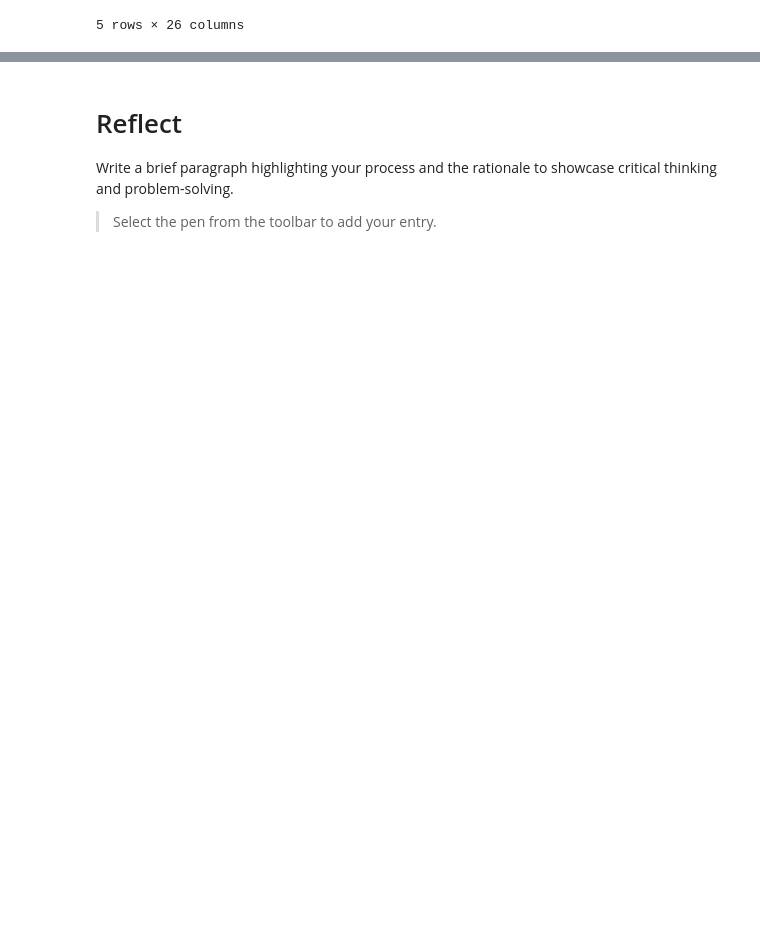
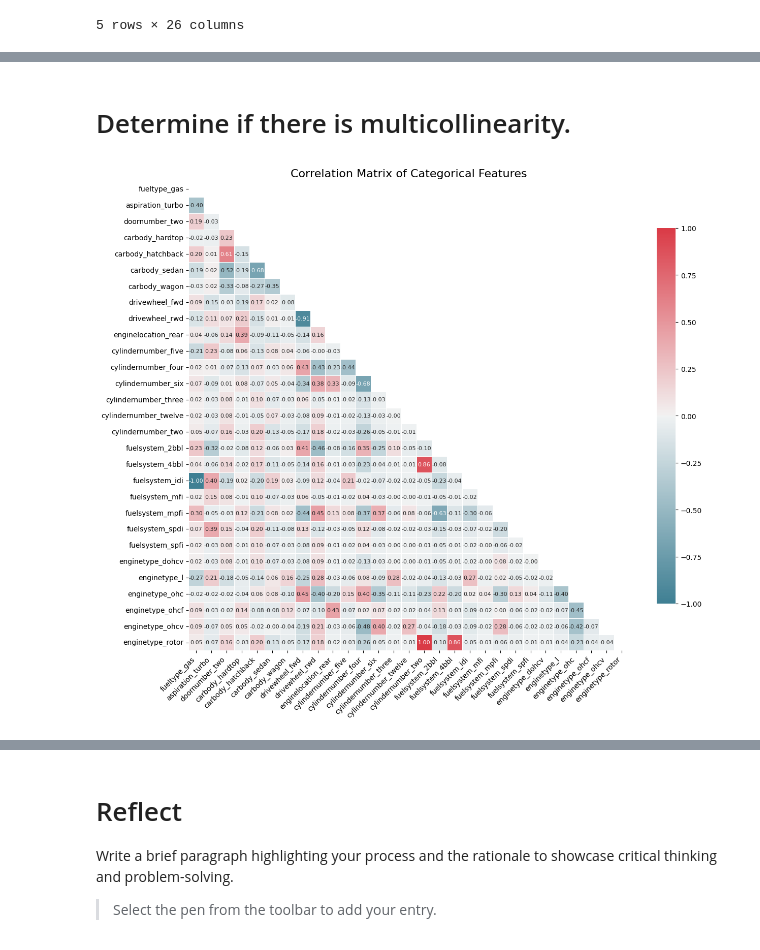
Before and after one commit to sheldonkemper/portfolio, a Jupyter notebook: CAM_DS_C101_Activity_4_1_8.ipynb, the cells around one changed output, grey strips where cells are left out. Saved outputs shown, nothing was run; the diff lists cells and outputs as text; code cells hidden in the pictures; blank space fills up the shorter version.

```diff
--- a/CAM_DS_C101_Activity_4_1_8.ipynb
+++ b/CAM_DS_C101_Activity_4_1_8.ipynb
@@ -52,3 +92,9 @@ x.head()
 | 3 | 4 | 2 | audi 100 ls | gas | std | four | sedan | fwd | front | ... |
 | 4 | 5 | 2 | audi 100ls | gas | std | four | sedan | 4wd | front | ... |
 5 rows × 26 columns
+# %%
+# Drop the 'car_ID' column – redundant index. CarName is not categorical
+data = x.drop(columns=['car_ID','CarName'])
+
+# View the first 10 rows of the DataFrame.
+print(data.shape)
@@ -54,0 +297,6 @@ x.head()
+# %%
+# One-hot encoding for Sex and Embarked.
+encoded_cat_data = pd.get_dummies(data,
+                           columns=["fueltype", "aspiration","doornumber","carbody","drivewheel","enginelocation","cylindernumber","fuelsystem","enginetype"],drop_first=True)
+
+encoded_cat_data.head(10)
@@ -54,0 +428,31 @@ x.head()
+# %% [markdown]
+# Determine if there is multicollinearity.
+# %%
+# Filter the DataFrame for numerical
+scaled_num_df = scaled_df.select_dtypes(include=['float64',])  # Select the numerical DataFrame
+# Filter the DataFrame for categorical
+scaled_cat_df = scaled_df.select_dtypes(include=['bool'])  # Select the categorical DataFrame
+# %%
+# Calculate correlation matrix
+corr_matrix = scaled_cat_df.corr()
+
+# Set up the matplotlib figure
+plt.figure(figsize=(14, 12))
+
+# Generate a mask for the upper triangle
+mask = np.triu(np.ones_like(corr_matrix, dtype=bool))
+
+# Generate a custom diverging colormap
+cmap = sns.diverging_palette(220, 10, as_cmap=True)
+
+# Plot heatmap with annotations and improved settings
+sns.heatmap(corr_matrix, annot=True, fmt=".2f", cmap=cmap, mask=mask,
+            linewidths=.5, cbar_kws={"shrink": .8}, annot_kws={"size": 8})
+
+# Rotate axis labels for better readability
+plt.xticks(rotation=45, ha='right')
+plt.yticks(rotation=0)
+plt.title('Correlation Matrix of Categorical Features', fontsize=16)
+plt.show()
+# %% [output]
+[figure, added]
```
Also changed, not shown: parts of 30 cells of this notebook.
